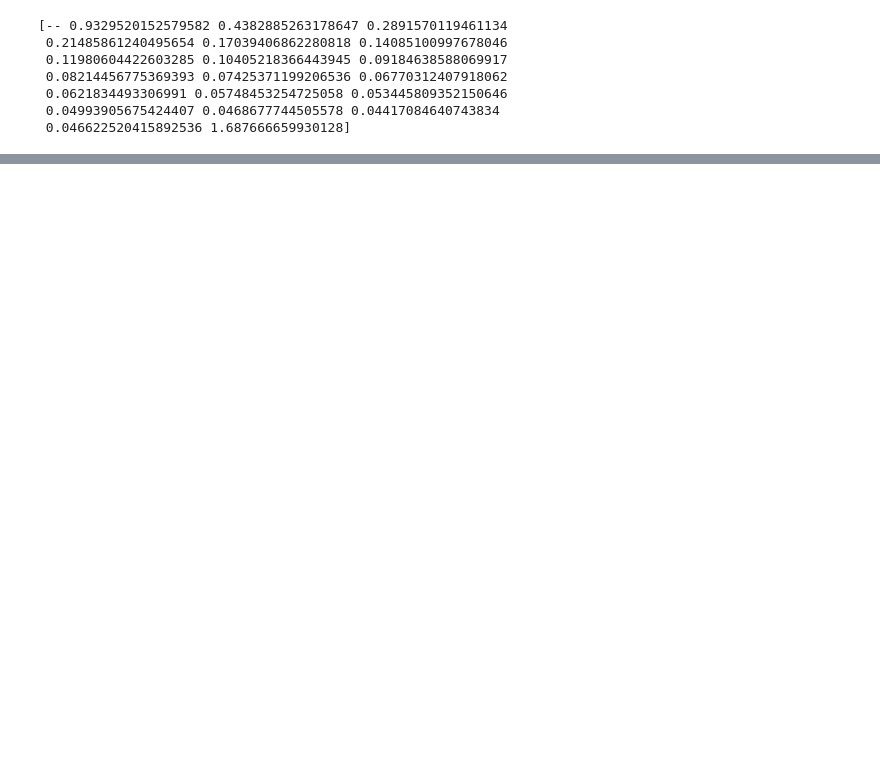
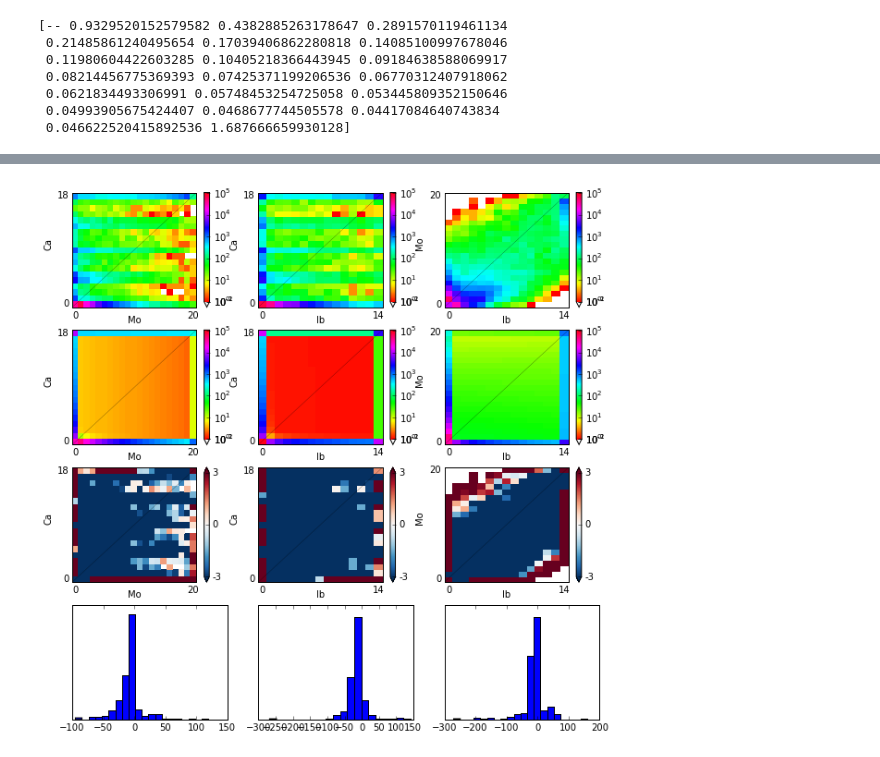
Before and after one commit to arundurvasula/AtCanary, a Jupyter notebook: scripts/Arabidopsis.ipynb, the cells around one changed output, grey strips where cells are left out. Saved outputs shown, nothing was run; the diff lists cells and outputs as text; code cells hidden in the pictures; blank space fills up the shorter version.

```diff
--- a/scripts/Arabidopsis.ipynb
+++ b/scripts/Arabidopsis.ipynb
@@ -63,0 +80,11 @@ func_ex = dadi.Numerics.make_extrap_log_func(func)
+# %%
+p0 = dadi.Misc.perturb_params(params, fold=1, upper_bound=upper_bound)
+popt = dadi.Inference.optimize_log(p0, data, func_ex, pts_l,
+                                   lower_bound=lower_bound,
+                                   upper_bound=upper_bound,
+                                   verbose=len(params),
+                                   maxiter=3)
+print 'Optimized parameters', repr(popt)
+s_model = func_ex(popt, ns, pts_l)
+ll_opt = dadi.Inference.ll_multinom(s_model, data)
+print 'Optimized log-likelihood:', ll_opt
@@ -63,0 +102,7 @@ func_ex = dadi.Numerics.make_extrap_log_func(func)
+# %%
+pylab.figure(figsize=(9, 9), dpi=300)
+dadi.Plotting.plot_3d_comp_multinom(s_model, data, vmin=1, resid_range=3,
+                                    pop_ids =('Ca','Mo', 'Ib'))
+pylab.show()
+# %% [output]
+[figure, added]
```
Also changed, not shown: parts of 23 cells of this notebook, 4 other files.
